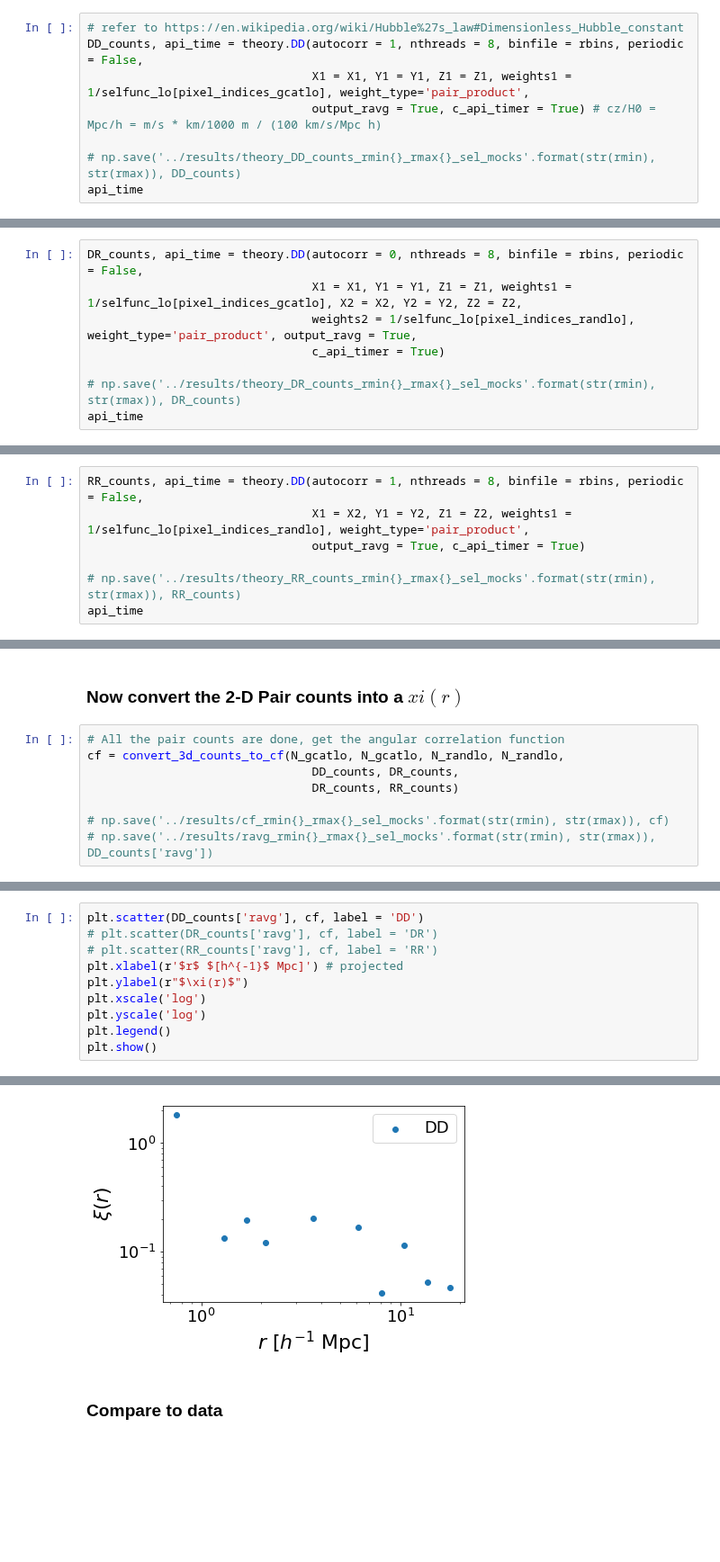
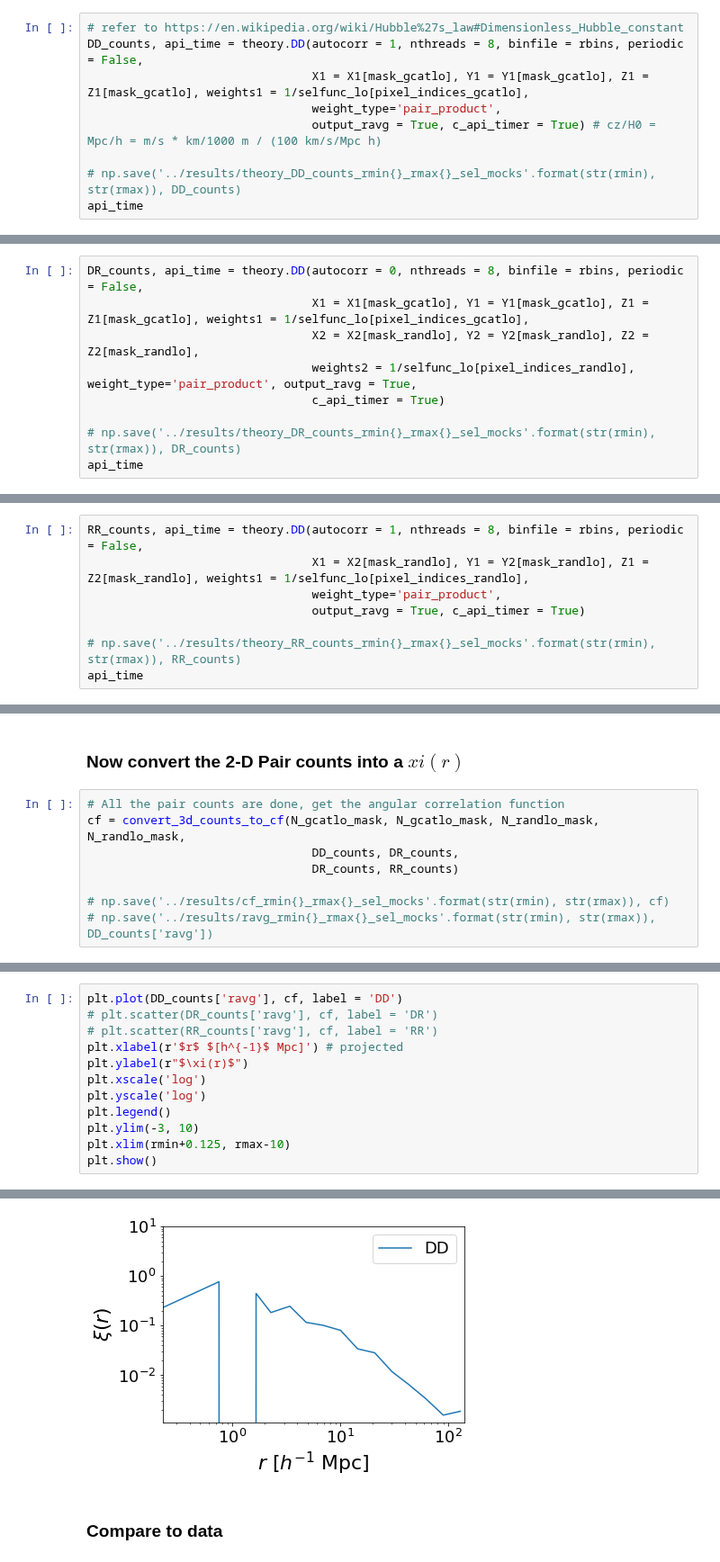
Before and after one commit to mshiferaw/quaia_bias, a Jupyter notebook: notebooks/2025-06-18_measure_xi_r_new_mocks.ipynb, the cells around one changed output, grey strips where cells are left out. Shown at 90% size. Drawn from its saved outputs; the diff is of its cells as text; blank space fills up the shorter version.

```diff
--- a/notebooks/2025-06-18_measure_xi_r_new_mocks.ipynb
+++ b/notebooks/2025-06-18_measure_xi_r_new_mocks.ipynb
@@ -251,7 +366,8 @@ rbins = np.logspace(np.log10(rmin), np.log10(rmax), nbins + 1) # Mpc/h https://g
 # %%
 # refer to https://en.wikipedia.org/wiki/Hubble%27s_law#Dimensionless_Hubble_constant
 DD_counts, api_time = theory.DD(autocorr = 1, nthreads = 8, binfile = rbins, periodic = False,
-                                X1 = X1, Y1 = Y1, Z1 = Z1, weights1 = 1/selfunc_lo[pixel_indices_gcatlo], weight_type='pair_product',
+                                X1 = X1[mask_gcatlo], Y1 = Y1[mask_gcatlo], Z1 = Z1[mask_gcatlo], weights1 = 1/selfunc_lo[pixel_indices_gcatlo],
+                                weight_type='pair_product',
                                 output_ravg = True, c_api_timer = True) # cz/H0 = Mpc/h = m/s * km/1000 m / (100 km/s/Mpc h)
 
 # np.save('../results/theory_DD_counts_rmin{}_rmax{}_sel_mocks'.format(str(rmin), str(rmax)), DD_counts)
@@ -299,7 +415,8 @@ X2, Y2, Z2 = c.cartesian.xyz.value-correction
 ### Now measure clustering in random catalog
 # %%
 DR_counts, api_time = theory.DD(autocorr = 0, nthreads = 8, binfile = rbins, periodic = False,
-                                X1 = X1, Y1 = Y1, Z1 = Z1, weights1 = 1/selfunc_lo[pixel_indices_gcatlo], X2 = X2, Y2 = Y2, Z2 = Z2,
+                                X1 = X1[mask_gcatlo], Y1 = Y1[mask_gcatlo], Z1 = Z1[mask_gcatlo], weights1 = 1/selfunc_lo[pixel_indices_gcatlo],
+                                X2 = X2[mask_randlo], Y2 = Y2[mask_randlo], Z2 = Z2[mask_randlo],
                                 weights2 = 1/selfunc_lo[pixel_indices_randlo], weight_type='pair_product', output_ravg = True,
                                 c_api_timer = True)
 
@@ -310,6 +427,7 @@ api_time
 # %%
 RR_counts, api_time = theory.DD(autocorr = 1, nthreads = 8, binfile = rbins, periodic = False,
-                                X1 = X2, Y1 = Y2, Z1 = Z2, weights1 = 1/selfunc_lo[pixel_indices_randlo], weight_type='pair_product',
+                                X1 = X2[mask_randlo], Y1 = Y2[mask_randlo], Z1 = Z2[mask_randlo], weights1 = 1/selfunc_lo[pixel_indices_randlo],
+                                weight_type='pair_product',
                                 output_ravg = True, c_api_timer = True)
 
 # np.save('../results/theory_RR_counts_rmin{}_rmax{}_sel_mocks'.format(str(rmin), str(rmax)), RR_counts)
@@ -338,7 +478,7 @@ plt.show()
 ### Now convert the 2-D Pair counts into a $xi(r)$
 # %%
 # All the pair counts are done, get the angular correlation function
-cf = convert_3d_counts_to_cf(N_gcatlo, N_gcatlo, N_randlo, N_randlo,
+cf = convert_3d_counts_to_cf(N_gcatlo_mask, N_gcatlo_mask, N_randlo_mask, N_randlo_mask,
                                 DD_counts, DR_counts,
                                 DR_counts, RR_counts)
 
@@ -363,5 +487,5 @@ plt.show()
 # %%
-plt.scatter(DD_counts['ravg'], cf, label = 'DD')
+plt.plot(DD_counts['ravg'], cf, label = 'DD')
 # plt.scatter(DR_counts['ravg'], cf, label = 'DR')
 # plt.scatter(RR_counts['ravg'], cf, label = 'RR')
 plt.xlabel(r'$r$ $[h^{-1}$ Mpc]') # projected
@@ -369,5 +493,7 @@ plt.ylabel(r"$\xi(r)$")
 plt.xscale('log')
 plt.yscale('log')
 plt.legend()
+plt.ylim(-3, 10)
+plt.xlim(rmin+0.125, rmax-10)
 plt.show()
 # %% [output]
@@ -374,4 +502,4 @@ plt.show()
-[figure, old version]
+[figure, new version]
 # %% [markdown]
 ### Compare to data
 # %%
```
Also changed, not shown: parts of 41 cells of this notebook, 3 other files.
